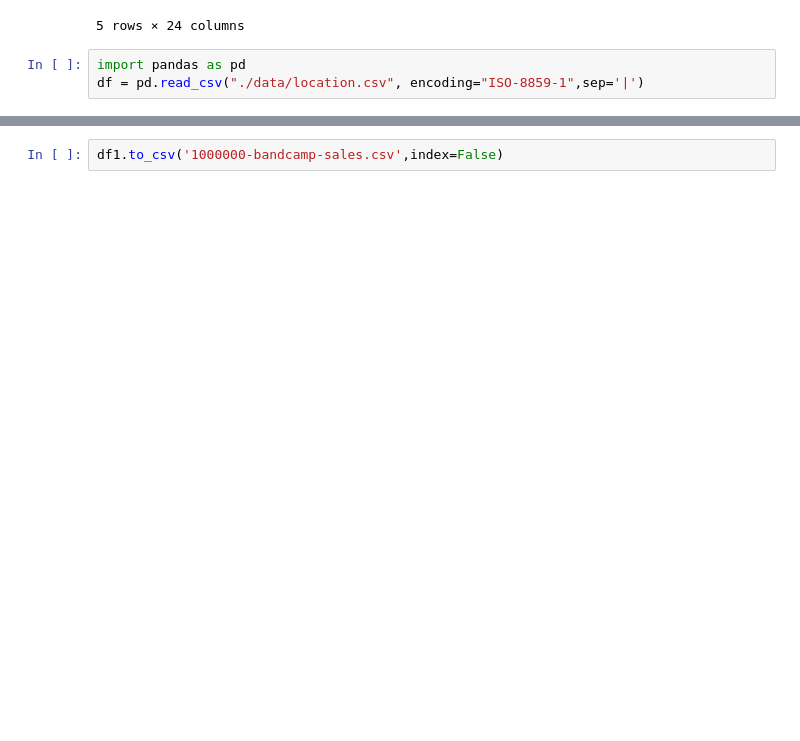
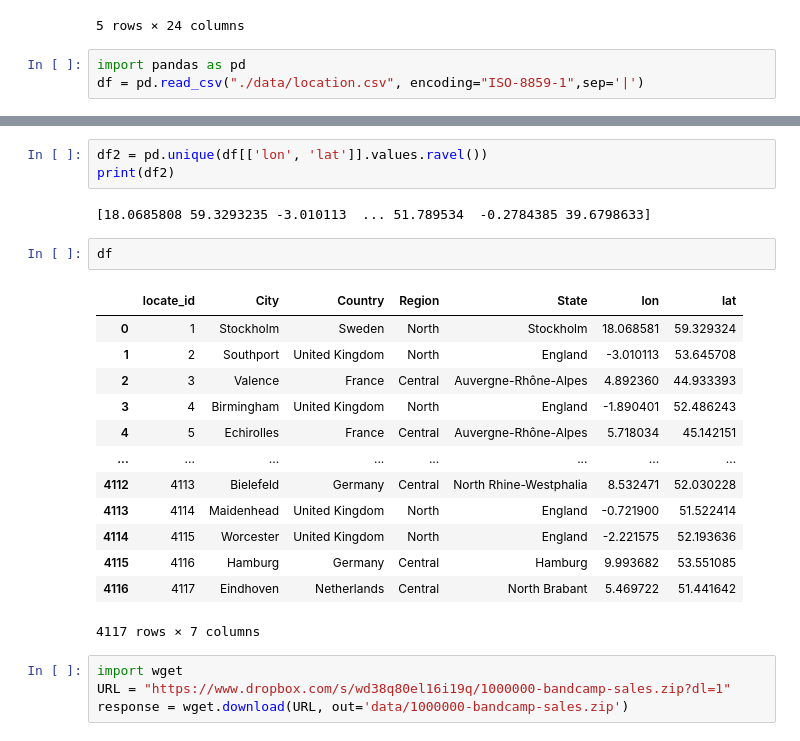
Before and after one commit to ivanilk/Analysis-of-Bancamp-sales, a Jupyter notebook: Main.ipynb, the cells around one changed output, grey strips where cells are left out. Cells and saved outputs as stored; diff of their text form; blank space fills up the shorter version.

```diff
--- a/Main.ipynb
+++ b/Main.ipynb
@@ -53,2 +17,25 @@ df1.drop(columns=['Unnamed: 0','country','country_code'])
-# %%
-df1.to_csv('1000000-bandcamp-sales.csv',index=False)
+# %%
+df2 = pd.unique(df[['lon', 'lat']].values.ravel())
+print(df2)
+# %% [output]
+[18.0685808 59.3293235 -3.010113  ... 51.789534  -0.2784385 39.6798633]
+# %%
+df
+# %% [output]
+|  | locate_id | City | Country | Region | State | lon | lat |
+| 0 | 1 | Stockholm | Sweden | North | Stockholm | 18.068581 | 59.329324 |
+| 1 | 2 | Southport | United Kingdom | North | England | -3.010113 | 53.645708 |
+| 2 | 3 | Valence | France | Central | Auvergne-Rhône-Alpes | 4.892360 | 44.933393 |
+| 3 | 4 | Birmingham | United Kingdom | North | England | -1.890401 | 52.486243 |
+| 4 | 5 | Echirolles | France | Central | Auvergne-Rhône-Alpes | 5.718034 | 45.142151 |
+| ... | ... | ... | ... | ... | ... | ... | ... |
+| 4112 | 4113 | Bielefeld | Germany | Central | North Rhine-Westphalia | 8.532471 | 52.030228 |
+| 4113 | 4114 | Maidenhead | United Kingdom | North | England | -0.721900 | 51.522414 |
+| 4114 | 4115 | Worcester | United Kingdom | North | England | -2.221575 | 52.193636 |
+| 4115 | 4116 | Hamburg | Germany | Central | Hamburg | 9.993682 | 53.551085 |
+| 4116 | 4117 | Eindhoven | Netherlands | Central | North Brabant | 5.469722 | 51.441642 |
+4117 rows × 7 columns
+# %%
+import wget
+URL = "https://www.dropbox.com/s/wd38q80el16i19q/1000000-bandcamp-sales.zip?dl=1"
+response = wget.download(URL, out='data/1000000-bandcamp-sales.zip')
```
Also changed, not shown: parts of 8 cells of this notebook, 8 other files.
